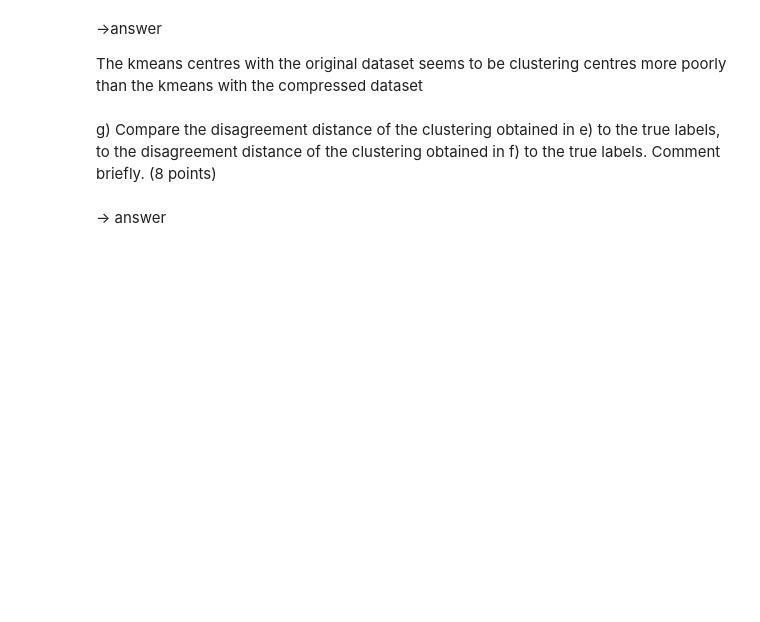
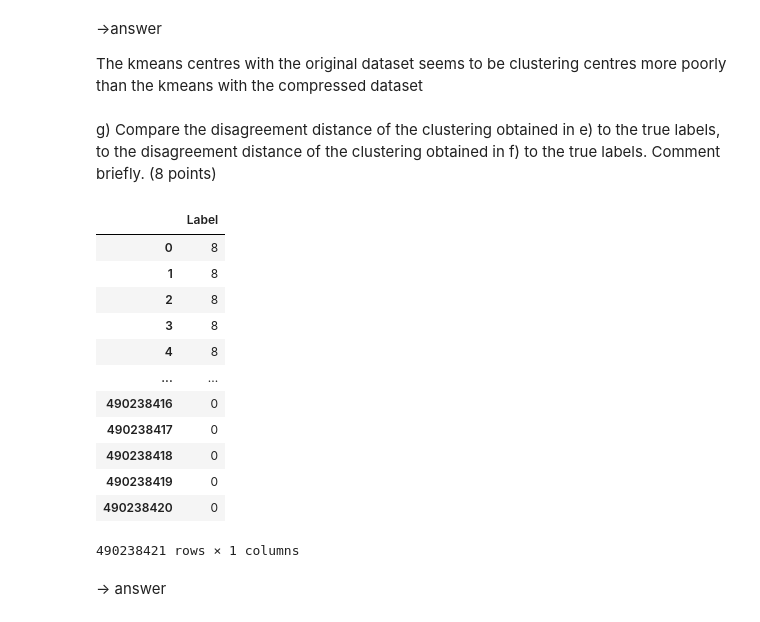
Before and after one commit to ivanisakov99/CS506, a Jupyter notebook: HW/3./homework3.ipynb, the cells around one changed output. Drawn from its saved outputs; the diff is of its cells as text; code cells hidden in the pictures; blank space fills up the shorter version.

```diff
--- a/HW/3./homework3.ipynb
+++ b/HW/3./homework3.ipynb
@@ -109,6 +111,25 @@ fig.set_figheight(15)
 The kmeans centres with the original dataset seems to be clustering centres more poorly than the kmeans with the compressed dataset
 # %% [markdown]
 g) Compare the disagreement distance of the clustering obtained in e) to the true labels, to the disagreement distance of the clustering obtained in f) to the true labels. Comment briefly. (8 points)
+# %%
+labels = pd.DataFrame({'Label': kmeans_compressed.labels_})
+test = pd.merge(labels, df_compressed['Label'], 'outer', 'Label')
+# %%
+test
+# %% [output]
+|  | Label |
+| 0 | 8 |
+| 1 | 8 |
+| 2 | 8 |
+| 3 | 8 |
+| 4 | 8 |
+| ... | ... |
+| 490238416 | 0 |
+| 490238417 | 0 |
+| 490238418 | 0 |
+| 490238419 | 0 |
+| 490238420 | 0 |
+490238421 rows × 1 columns
 # %%
 import sys
 def disagreement_dist(P_labels, C_labels):
```
Also changed, not shown: parts of 9 cells of this notebook.
